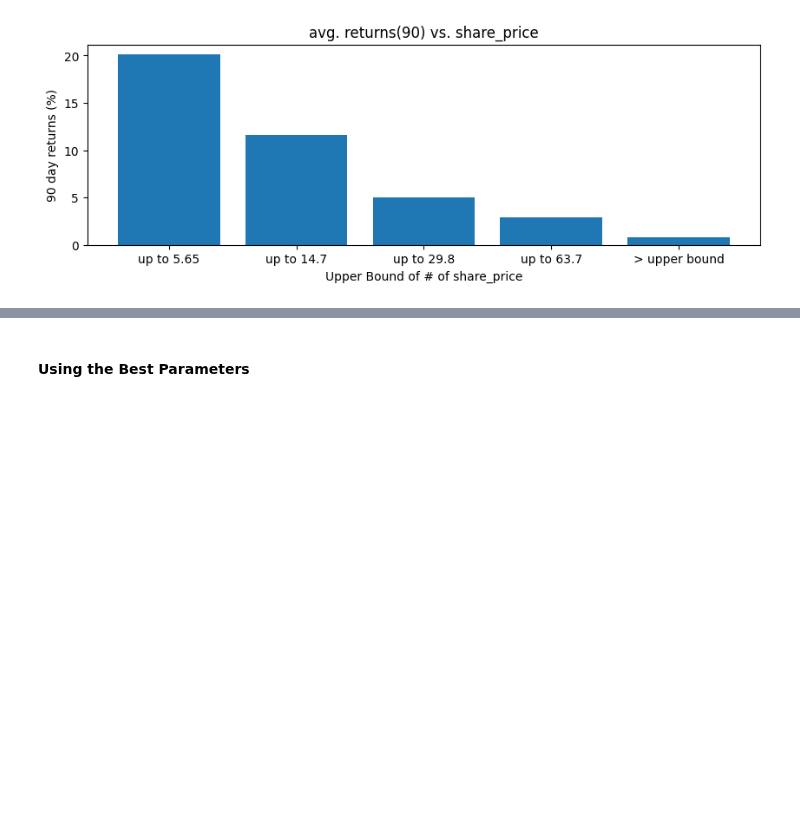
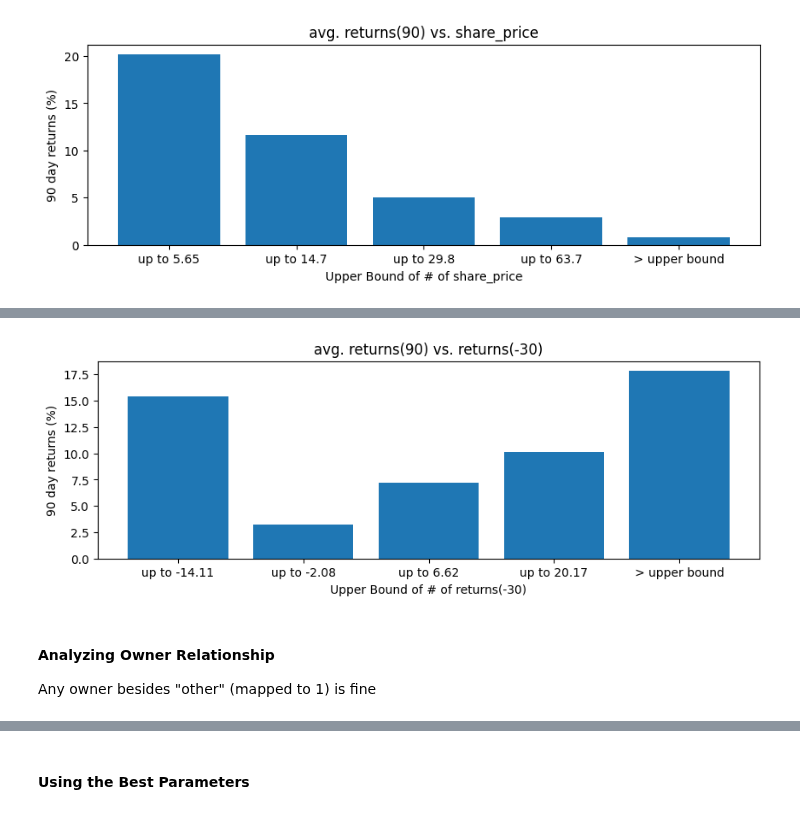
Before and after one commit to nicholasviscomi/Ad-Astra-Capital-Go, a Jupyter notebook: src/OpenInsider/analysis.ipynb, the cells around one changed output, grey strips where cells are left out. Cells and saved outputs as stored; diff of their text form; code cells hidden in the pictures; blank space fills up the shorter version.

```diff
--- a/src/OpenInsider/analysis.ipynb
+++ b/src/OpenInsider/analysis.ipynb
@@ -604,0 +631,8 @@ plot_column_by_bounds("share_price", upper_bounds)
+# %%
+upper_bounds = [-95, -14.11, -2.08, 6.62, 20.17]
+plot_column_by_bounds("returns(-30)", upper_bounds)
+# %% [output]
+[figure, added]
+# %% [markdown]
+#### Analyzing Owner Relationship
+Any owner besides "other" (mapped to 1) is fine
```
Also changed, not shown: parts of 26 cells of this notebook.
